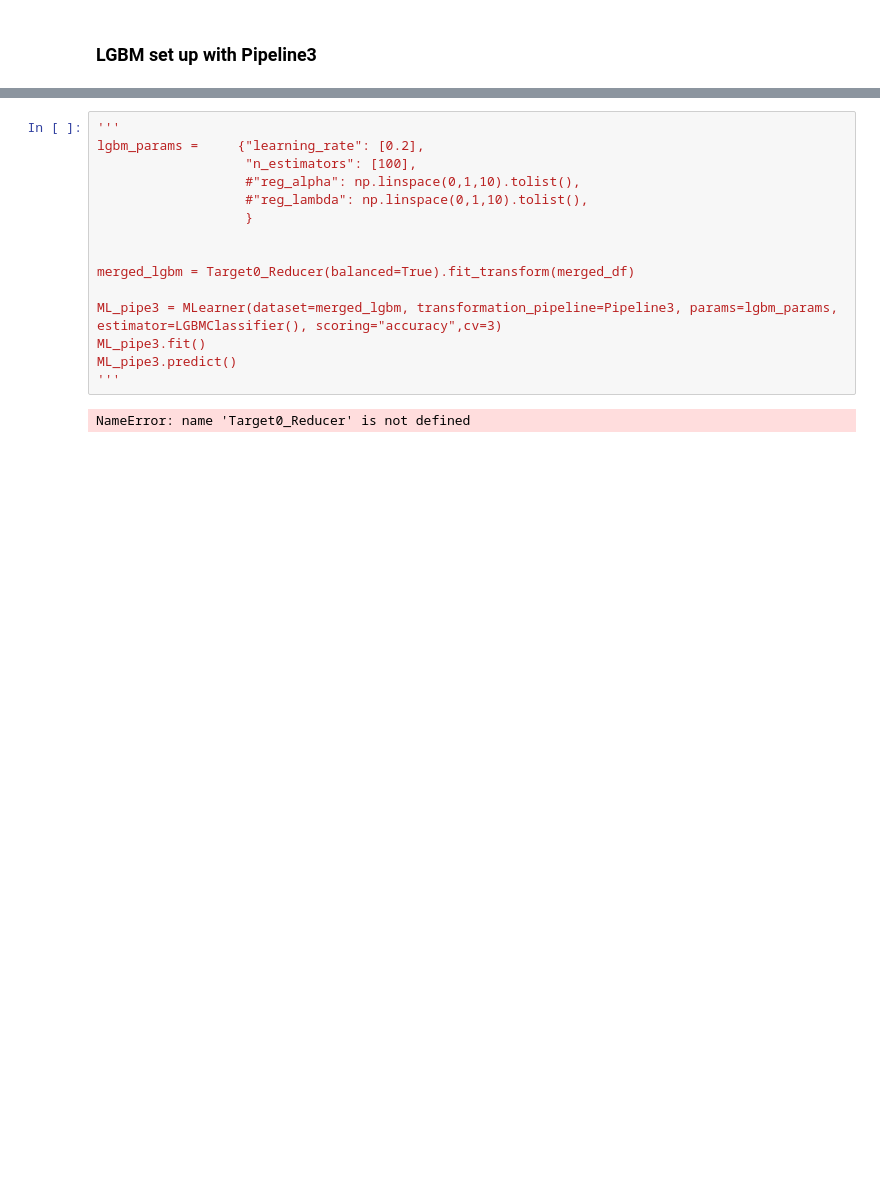
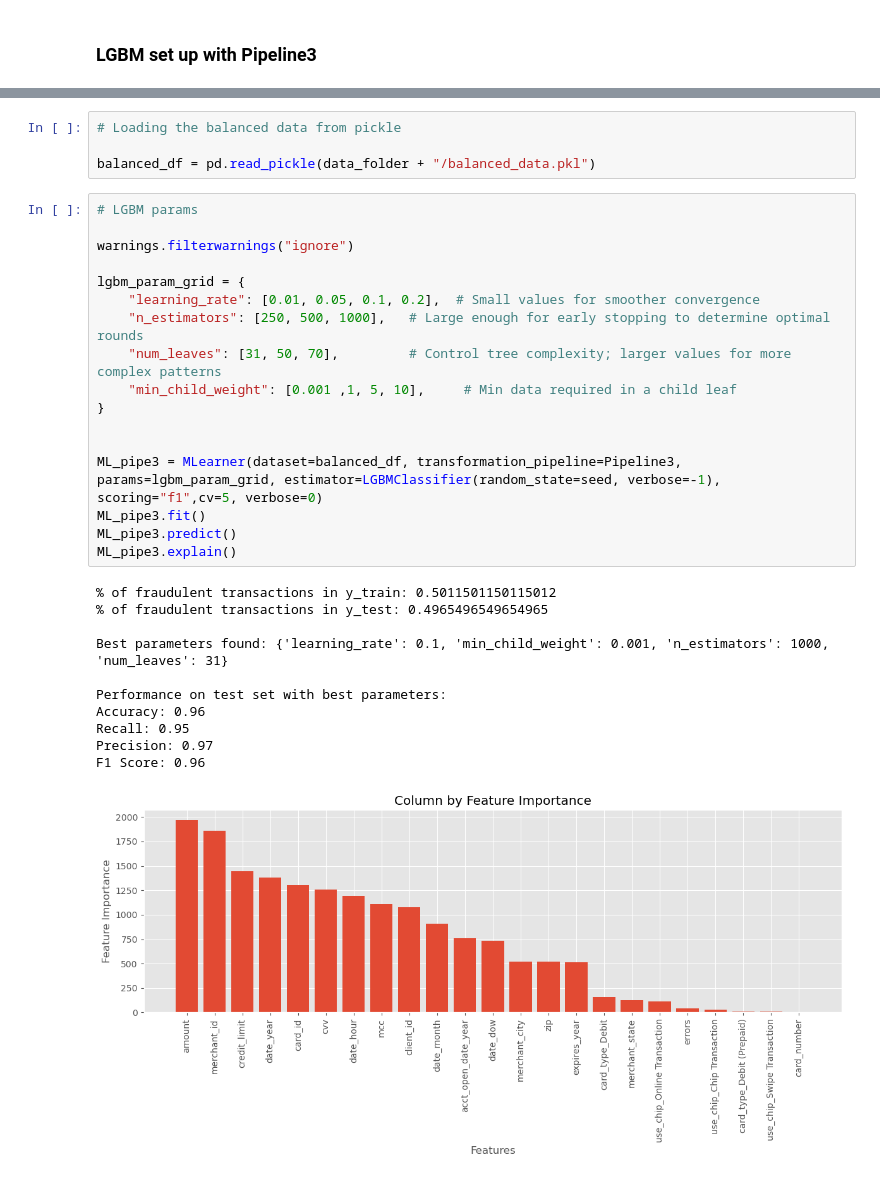
Before and after one commit to andriysinclair/FraudDetection, a Jupyter notebook: modelling.ipynb, the cells around one changed output, grey strips where cells are left out. Saved outputs shown, nothing was run; the diff lists cells and outputs as text; blank space fills up the shorter version.

Commit message:
Finished tests and explaining predictions.

```diff
--- a/modelling.ipynb
+++ b/modelling.ipynb
@@ -328,17 +230,33 @@ score on testing set: 0.9558955895589559
-# %%
-'''
-lgbm_params =     {"learning_rate": [0.2],
-                   "n_estimators": [100],
-                   #"reg_alpha": np.linspace(0,1,10).tolist(),
-                   #"reg_lambda": np.linspace(0,1,10).tolist(),
-                   }
-
-
-merged_lgbm = Target0_Reducer(balanced=True).fit_transform(merged_df)
-
-ML_pipe3 = MLearner(dataset=merged_lgbm, transformation_pipeline=Pipeline3, params=lgbm_params, estimator=LGBMClassifier(), scoring="accuracy",cv=3)
-ML_pipe3.fit()
-ML_pipe3.predict()
-'''
-# %% [output]
-NameError: name 'Target0_Reducer' is not defined
+# %%
+# Loading the balanced data from pickle
+
+balanced_df = pd.read_pickle(data_folder + "/balanced_data.pkl")
+# %%
+# LGBM params
+
+warnings.filterwarnings("ignore")
+
+lgbm_param_grid = {
+    "learning_rate": [0.01, 0.05, 0.1, 0.2],  # Small values for smoother convergence
+    "n_estimators": [250, 500, 1000],   # Large enough for early stopping to determine optimal rounds
+    "num_leaves": [31, 50, 70],         # Control tree complexity; larger values for more complex patterns
+    "min_child_weight": [0.001 ,1, 5, 10],     # Min data required in a child leaf
+}
+
+
+ML_pipe3 = MLearner(dataset=balanced_df, transformation_pipeline=Pipeline3, params=lgbm_param_grid, estimator=LGBMClassifier(random_state=seed, verbose=-1), scoring="f1",cv=5, verbose=0)
+ML_pipe3.fit()
+ML_pipe3.predict()
+ML_pipe3.explain()
+# %% [output]
+% of fraudulent transactions in y_train: 0.5011501150115012
+% of fraudulent transactions in y_test: 0.4965496549654965
+
+Best parameters found: {'learning_rate': 0.1, 'min_child_weight': 0.001, 'n_estimators': 1000, 'num_leaves': 31}
+
+Performance on test set with best parameters:
+Accuracy: 0.96
+Recall: 0.95
+Precision: 0.97
+F1 Score: 0.96
+[figure, added]
```
Also changed, not shown: parts of 5 cells of this notebook, 10 other files.
